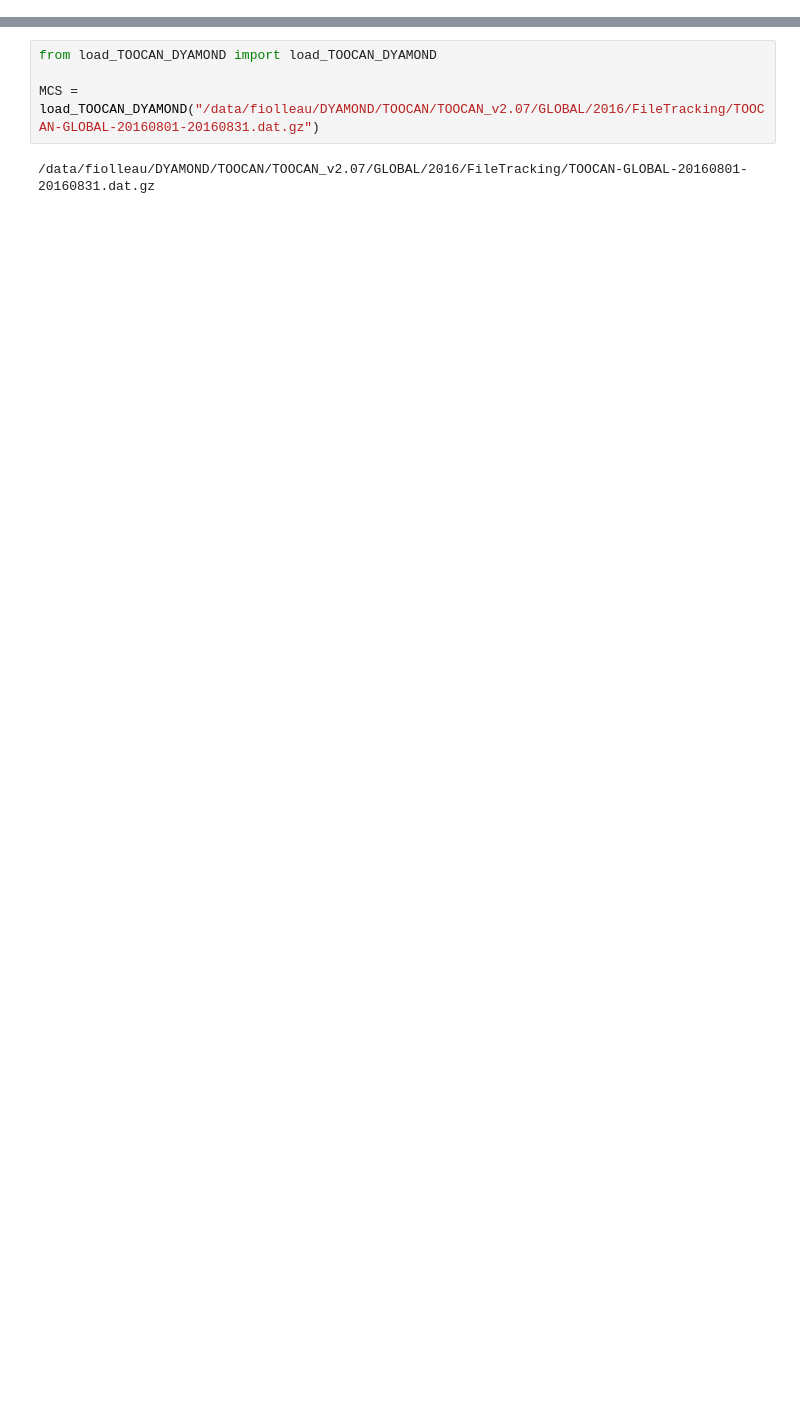
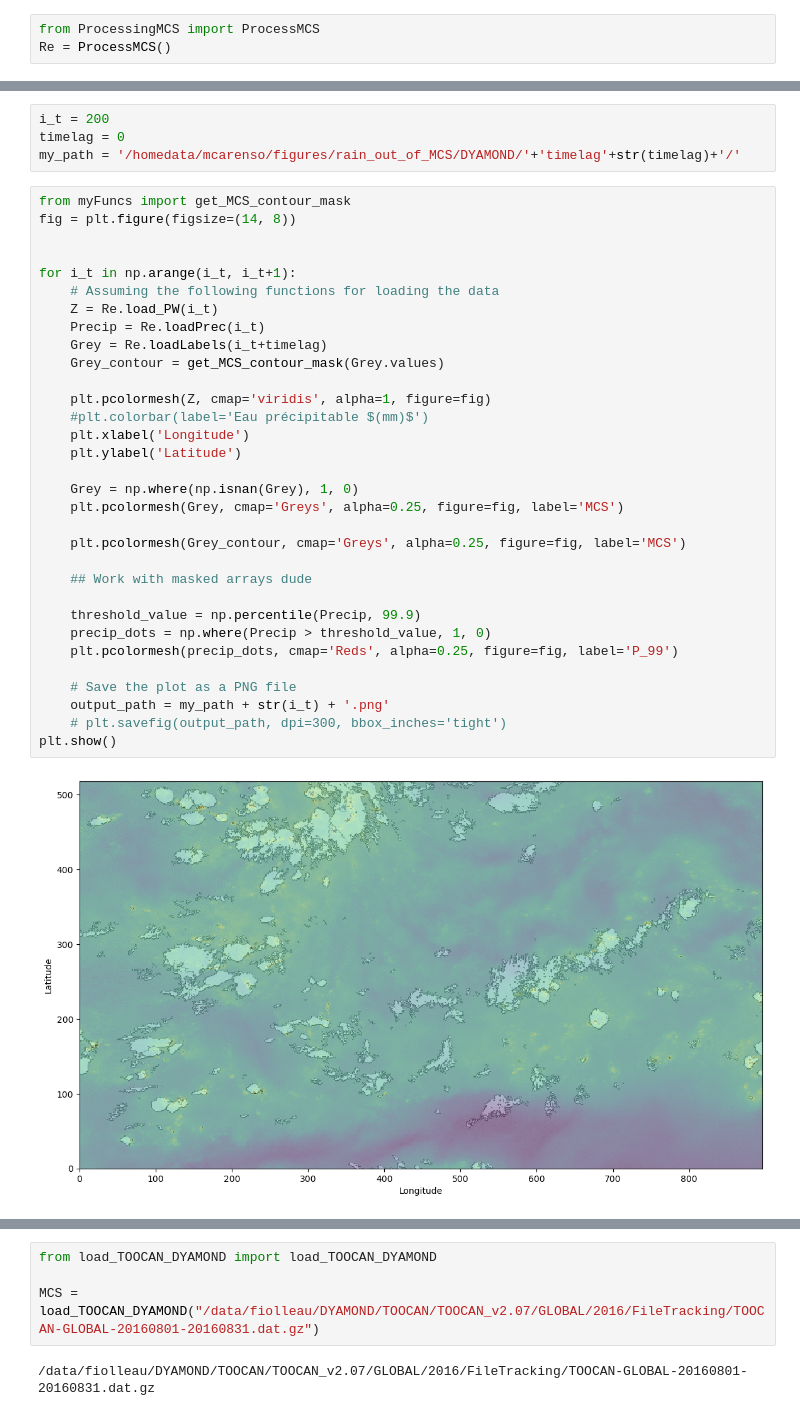
Before and after one commit to bfildier/stage-2023-multiscale-extremes, a Jupyter notebook: scripts/DYAMOND/Dyamond_Data_Exploration.ipynb, the cells around one changed output, grey strips where cells are left out. Saved outputs shown, nothing was run; the diff lists cells and outputs as text; blank space fills up the shorter version.

```diff
--- a/scripts/DYAMOND/Dyamond_Data_Exploration.ipynb
+++ b/scripts/DYAMOND/Dyamond_Data_Exploration.ipynb
@@ -74,0 +9,3 @@ self.imshow(x)
+# %%
+from ProcessingMCS import ProcessMCS
+Re = ProcessMCS()
@@ -74,0 +30,38 @@ self.imshow(x)
+# %%
+i_t = 200
+timelag = 0
+my_path = '/homedata/mcarenso/figures/rain_out_of_MCS/DYAMOND/'+'timelag'+str(timelag)+'/'
+# %%
+from myFuncs import get_MCS_contour_mask
+fig = plt.figure(figsize=(14, 8))
+
+
+for i_t in np.arange(i_t, i_t+1):
+    # Assuming the following functions for loading the data
+    Z = Re.load_PW(i_t)
+    Precip = Re.loadPrec(i_t)
+    Grey = Re.loadLabels(i_t+timelag)
+    Grey_contour = get_MCS_contour_mask(Grey.values)
+
+    plt.pcolormesh(Z, cmap='viridis', alpha=1, figure=fig)
+    #plt.colorbar(label='Eau précipitable $(mm)$')
+    plt.xlabel('Longitude')
+    plt.ylabel('Latitude')
+
+    Grey = np.where(np.isnan(Grey), 1, 0)
+    plt.pcolormesh(Grey, cmap='Greys', alpha=0.25, figure=fig, label='MCS')
+
+    plt.pcolormesh(Grey_contour, cmap='Greys', alpha=0.25, figure=fig, label='MCS')
+
+    ## Work with masked arrays dude
+
+    threshold_value = np.percentile(Precip, 99.9)
+    precip_dots = np.where(Precip > threshold_value, 1, 0)
+    plt.pcolormesh(precip_dots, cmap='Reds', alpha=0.25, figure=fig, label='P_99')
+
+    # Save the plot as a PNG file
+    output_path = my_path + str(i_t) + '.png'
+    # plt.savefig(output_path, dpi=300, bbox_inches='tight')
+plt.show()
+# %% [output]
+[figure, added]
```
Also changed, not shown: parts of 14 cells of this notebook, 6 other files.
